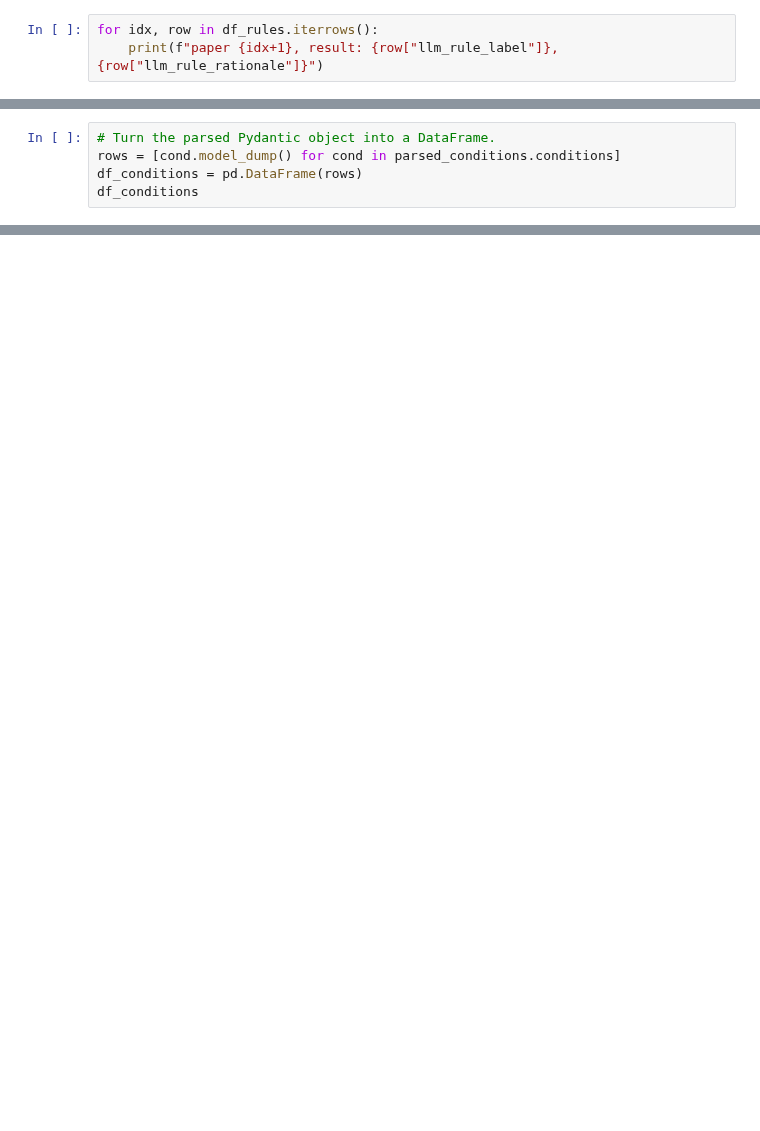
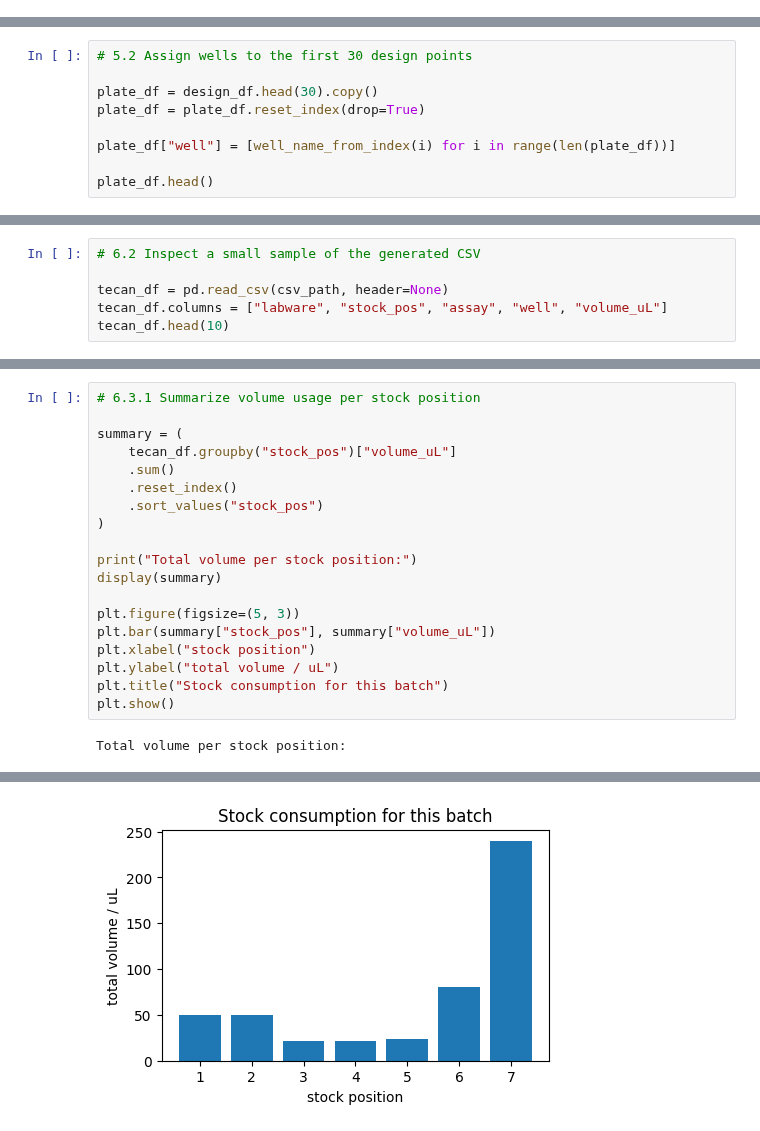
Before and after one commit to zzhenglab/ai4chem, a Jupyter notebook: book/_build/html/_sources/lecture-25.ipynb, the cells around one changed output, grey strips where cells are left out. Cells and saved outputs as stored; diff of their text form; blank space fills up the shorter version.

```diff
--- a/book/_build/html/_sources/lecture-25.ipynb
+++ b/book/_build/html/_sources/lecture-25.ipynb
@@ -459,3 +419,0 @@ You now have two different screening schemes:
-# %%
-for idx, row in df_rules.iterrows():
-    print(f"paper {idx+1}, result: {row["llm_rule_label"]}, {row["llm_rule_rationale"]}")
@@ -911,5 +419,0 @@ ConditionExtraction(conditions=[Condition(metal_source='', linker='TAB (1,3,5-tr
-# %%
-# Turn the parsed Pydantic object into a DataFrame.
-rows = [cond.model_dump() for cond in parsed_conditions.conditions]
-df_conditions = pd.DataFrame(rows)
-df_conditions
@@ -1569,0 +447,9 @@ Composite for category 'tga' (600x400):
+# %%
+# 5.2 Assign wells to the first 30 design points
+
+plate_df = design_df.head(30).copy()
+plate_df = plate_df.reset_index(drop=True)
+
+plate_df["well"] = [well_name_from_index(i) for i in range(len(plate_df))]
+
+plate_df.head()
@@ -1569,0 +620,6 @@ Composite for category 'tga' (600x400):
+# %%
+# 6.2 Inspect a small sample of the generated CSV
+
+tecan_df = pd.read_csv(csv_path, header=None)
+tecan_df.columns = ["labware", "stock_pos", "assay", "well", "volume_uL"]
+tecan_df.head(10)
@@ -1569,0 +652,21 @@ Composite for category 'tga' (600x400):
+# %%
+# 6.3.1 Summarize volume usage per stock position
+
+summary = (
+    tecan_df.groupby("stock_pos")["volume_uL"]
+    .sum()
+    .reset_index()
+    .sort_values("stock_pos")
+)
+
+print("Total volume per stock position:")
+display(summary)
+
+plt.figure(figsize=(5, 3))
+plt.bar(summary["stock_pos"], summary["volume_uL"])
+plt.xlabel("stock position")
+plt.ylabel("total volume / uL")
+plt.title("Stock consumption for this batch")
+plt.show()
+# %% [output]
+Total volume per stock position:
@@ -1569,0 +681 @@ Composite for category 'tga' (600x400):
+[figure, added]
```
Also changed, not shown: parts of 152 cells of this notebook, 22 other files.
